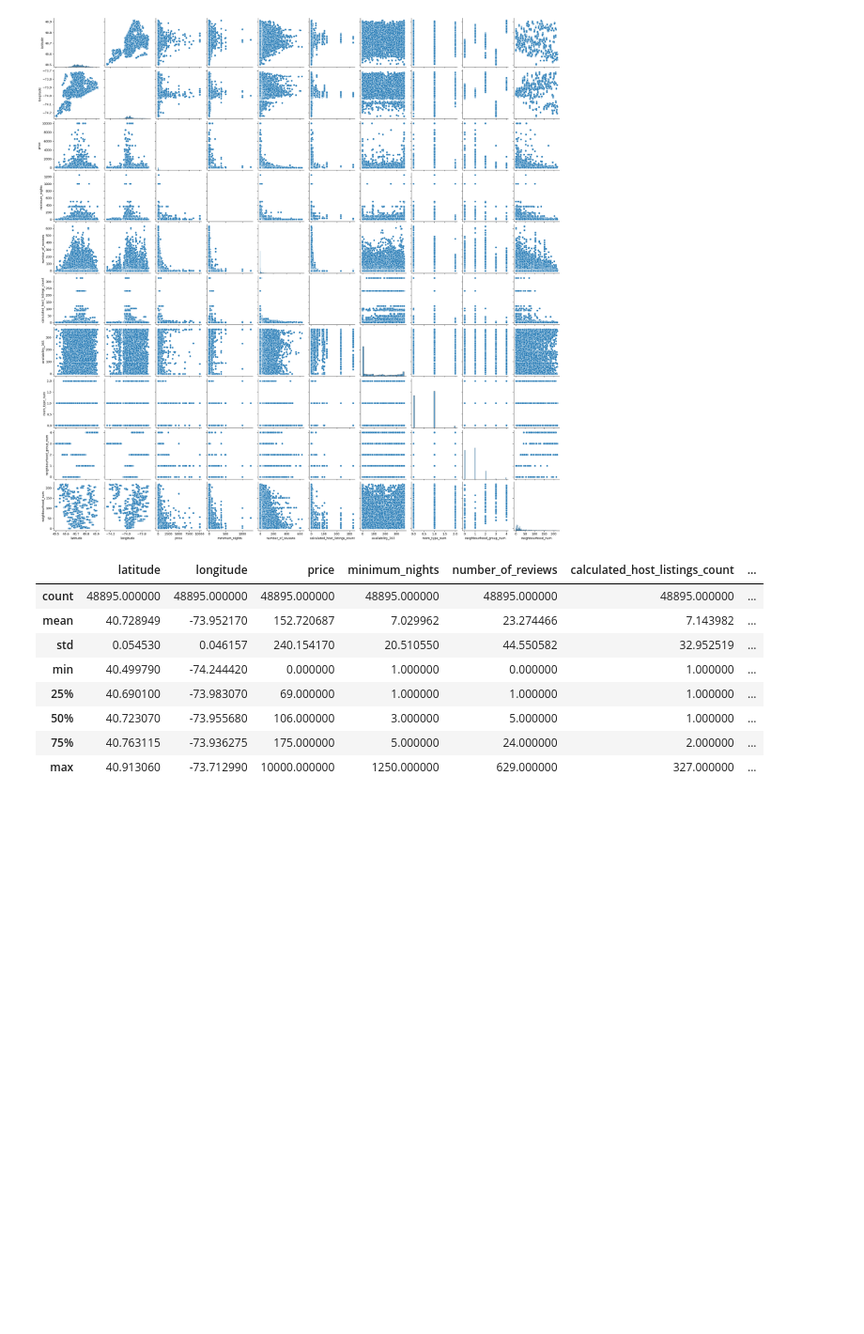
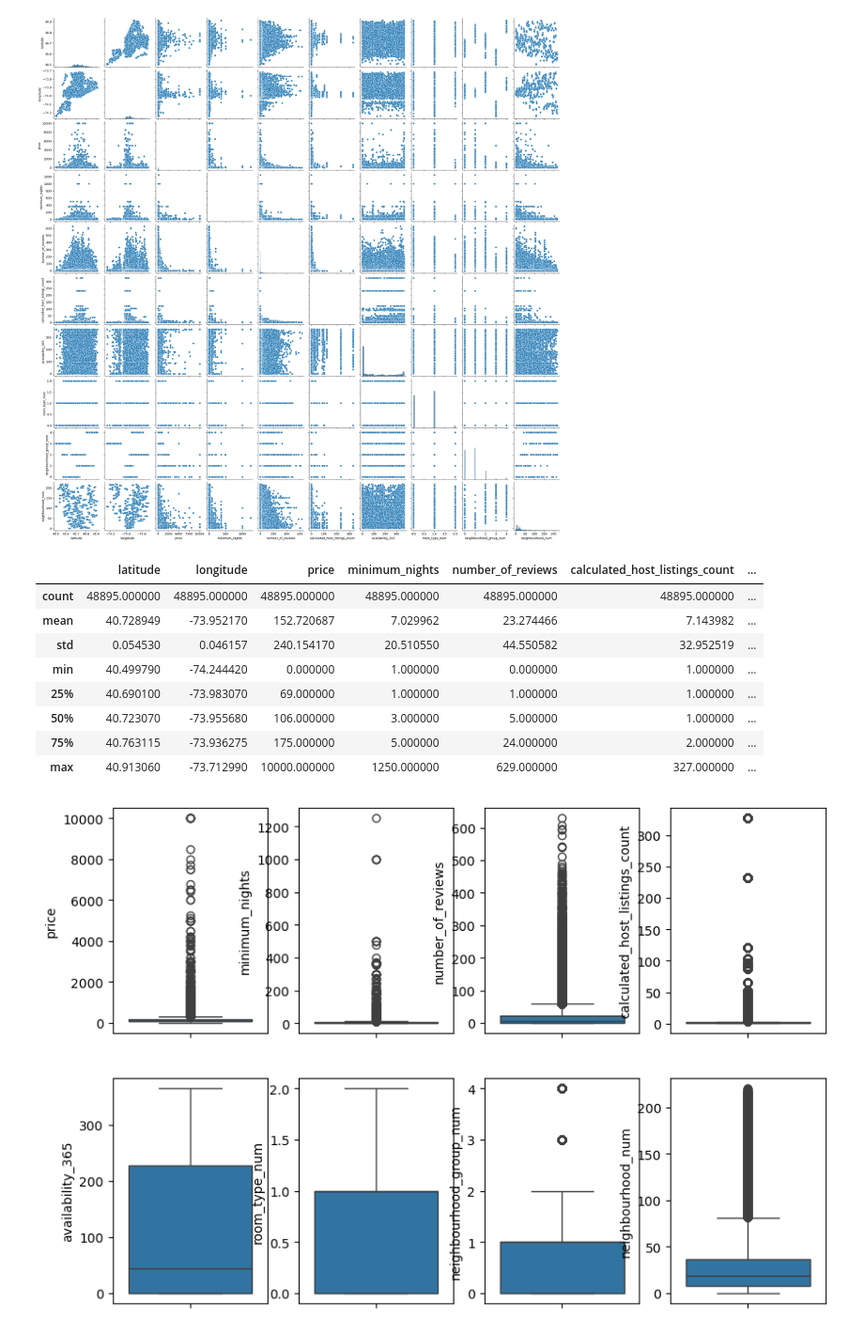
Before and after one commit to Valenfrc/EDA-machine-learning-python-template-main, a Jupyter notebook: src/explore.ipynb, the cells around one changed output. Shown at 94% size. Saved outputs shown, nothing was run; the diff lists cells and outputs as text; code cells hidden in the pictures; blank space fills up the shorter version.

```diff
--- a/src/explore.ipynb
+++ b/src/explore.ipynb
@@ -169,10 +169,18 @@ df.describe()
 | 75% | 40.763115 | -73.936275 | 175.000000 | 5.000000 | 24.000000 | 2.000000 | ... |
 | max | 40.913060 | -73.712990 | 10000.000000 | 1250.000000 | 629.000000 | 327.000000 | ... |
 # %%
-fig, axis = plt.subplots(3, 3, figsize = (15, 10))
+fig, axis = plt.subplots(2, 4, figsize = (10, 7))
 
 lista_bogsplot=['price','minimum_nights','number_of_reviews','calculated_host_listings_count','availability_365','room_type_num','neighbourhood_group_num','neighbourhood_num']
 
 contador=0
 for columna in lista_bogsplot:
-    sns.boxplot(ax=axes[contador//4,contador%4])
+    sns.boxplot(ax=axis[contador//4,contador%4],data=df,y=columna)
+
+    contador +=1
+
+plt.tight_layout
+
+plt.show()
+# %% [output]
+[figure, added]
```
Also changed, not shown: parts of 2 cells of this notebook.
